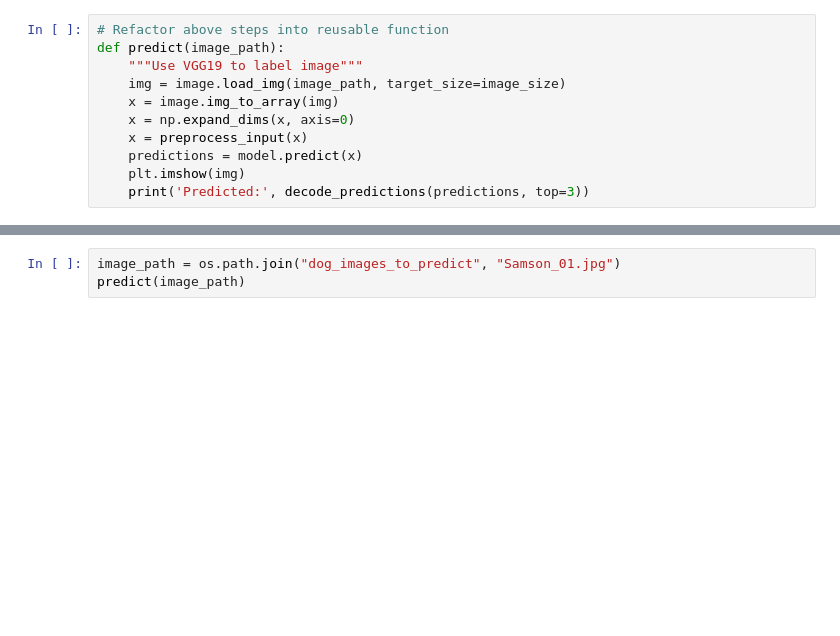
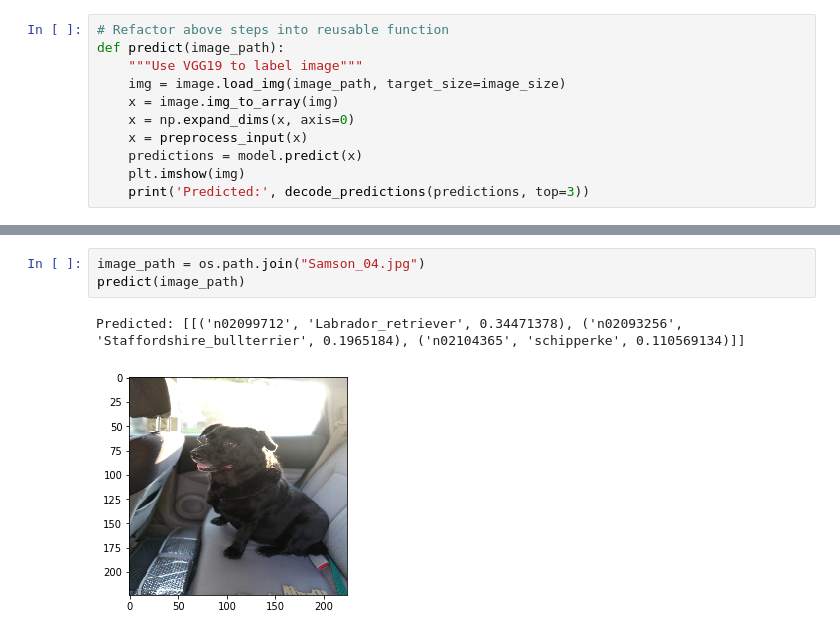
Before and after one commit to LuLu-89/dog_predictor, a Jupyter notebook: dog_breed_predictor.ipynb, the cells around one changed output, grey strips where cells are left out. Cells and saved outputs as stored; diff of their text form; blank space fills up the shorter version.

```diff
--- a/dog_breed_predictor.ipynb
+++ b/dog_breed_predictor.ipynb
@@ -66,4 +84,7 @@ predict(image_path)
 # %%
-image_path = os.path.join("dog_images_to_predict", "Samson_01.jpg")
+image_path = os.path.join("Samson_04.jpg")
 predict(image_path)
+# %% [output]
+Predicted: [[('n02099712', 'Labrador_retriever', 0.34471378), ('n02093256', 'Staffordshire_bullterrier', 0.1965184), ('n02104365', 'schipperke', 0.110569134)]]
+[figure, added]
 # %%
```
Also changed, not shown: parts of 20 cells of this notebook.
